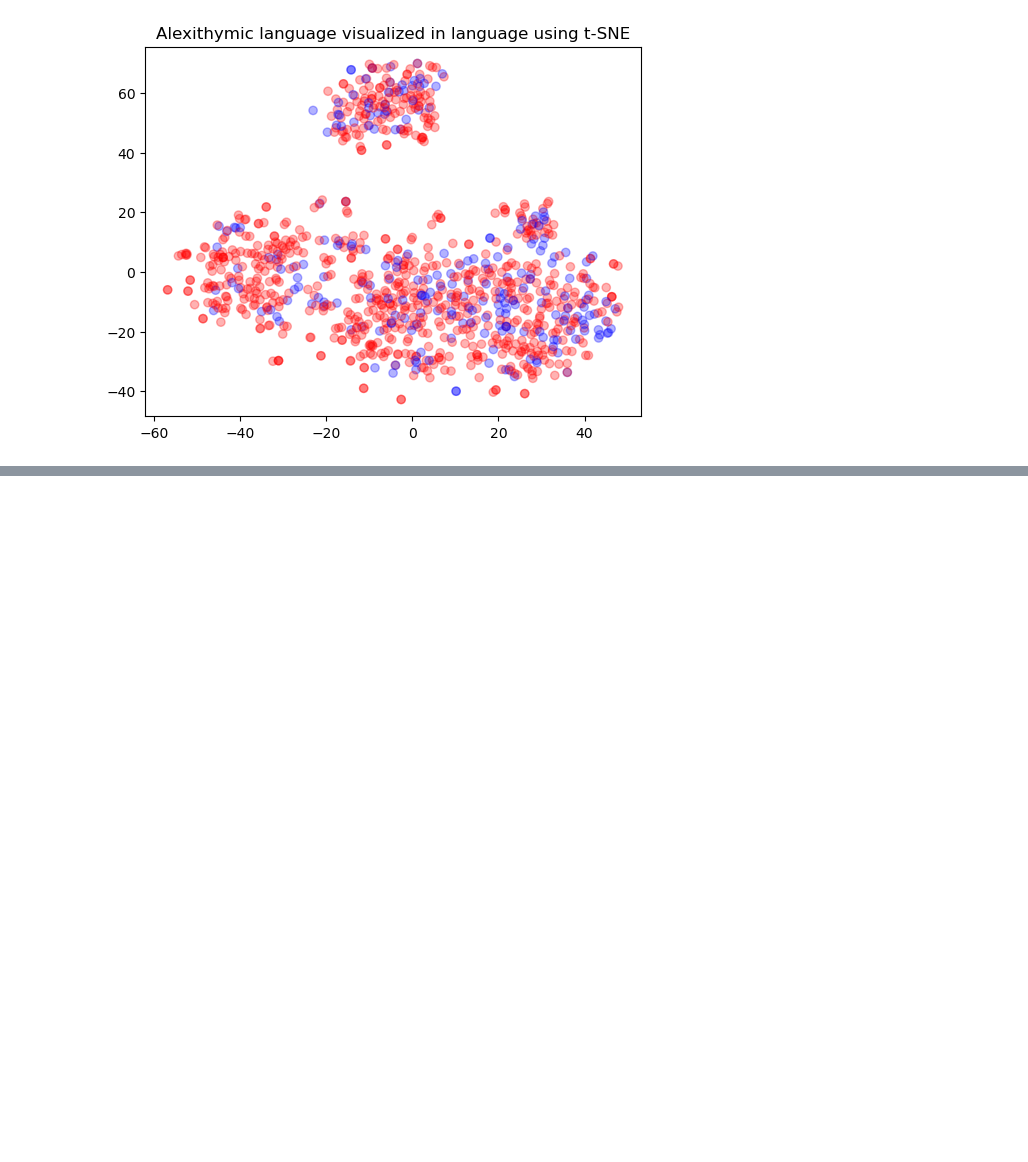
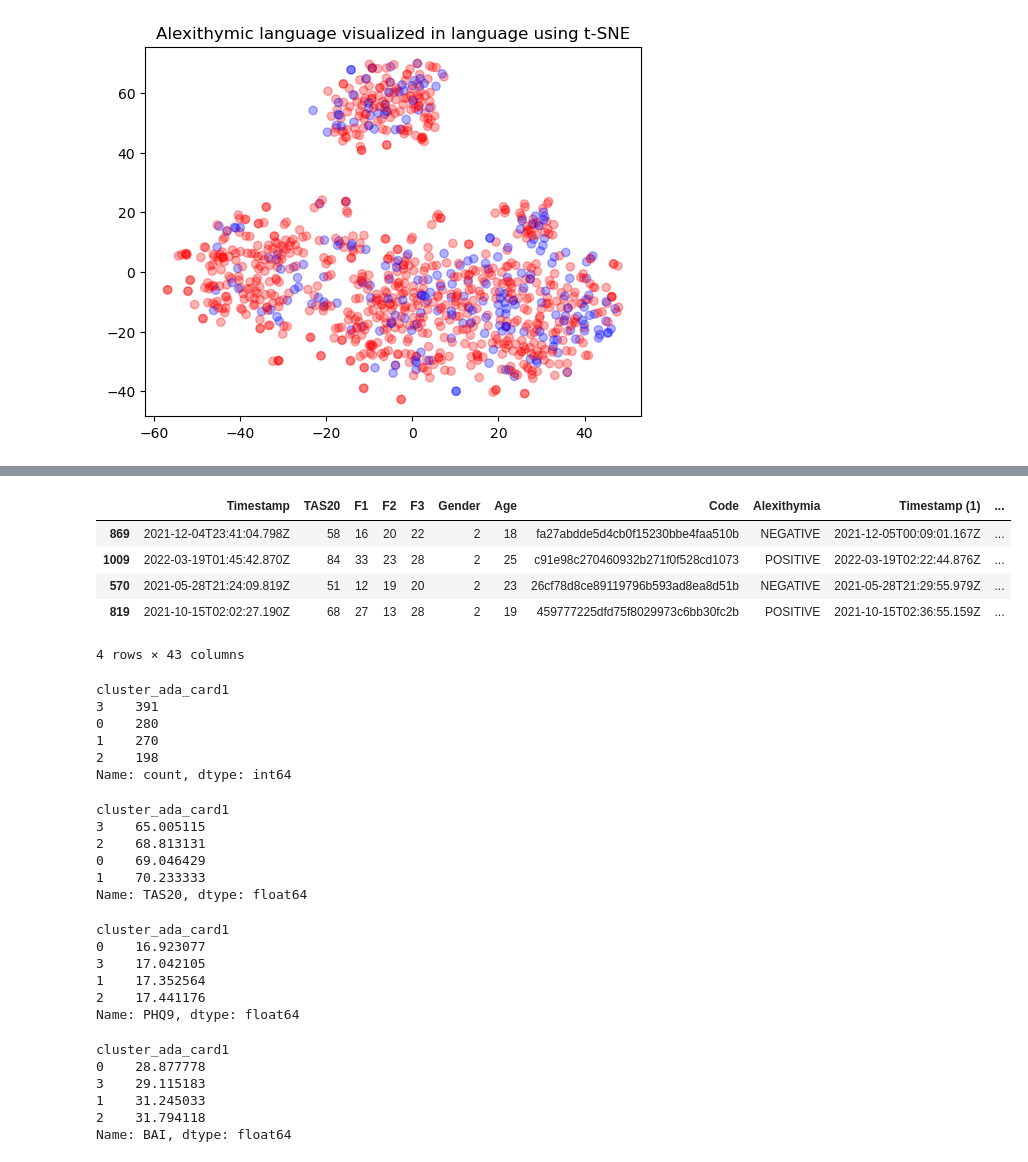
Before and after one commit to raul-arrabales/alexithymic-lang, a Jupyter notebook: openai/Prolexitim_Detector_OpenAI.ipynb, the cells around one changed output, grey strips where cells are left out. Drawn from its saved outputs; the diff is of its cells as text; code cells hidden in the pictures; blank space fills up the shorter version.

```diff
--- a/openai/Prolexitim_Detector_OpenAI.ipynb
+++ b/openai/Prolexitim_Detector_OpenAI.ipynb
@@ -194,0 +230,19 @@ Text(0.5, 1.0, 'Alexithymic language visualized in language using t-SNE')
+# %%
+labels_and_embeds_df.sample(4)
+# %% [output]
+|  | Timestamp | TAS20 | F1 | F2 | F3 | Gender | Age | Code | Alexithymia | Timestamp (1) | ... |
+| 869 | 2021-12-04T23:41:04.798Z | 58 | 16 | 20 | 22 | 2 | 18 | fa27abdde5d4cb0f15230bbe4faa510b | NEGATIVE | 2021-12-05T00:09:01.167Z | ... |
+| 1009 | 2022-03-19T01:45:42.870Z | 84 | 33 | 23 | 28 | 2 | 25 | c91e98c270460932b271f0f528cd1073 | POSITIVE | 2022-03-19T02:22:44.876Z | ... |
+| 570 | 2021-05-28T21:24:09.819Z | 51 | 12 | 19 | 20 | 2 | 23 | 26cf78d8ce89119796b593ad8ea8d51b | NEGATIVE | 2021-05-28T21:29:55.979Z | ... |
+| 819 | 2021-10-15T02:02:27.190Z | 68 | 27 | 13 | 28 | 2 | 19 | 459777225dfd75f8029973c6bb30fc2b | POSITIVE | 2021-10-15T02:36:55.159Z | ... |
+4 rows × 43 columns
+# %%
+# how many exemplars per cluster?
+labels_and_embeds_df.cluster_ada_card1.value_counts()
+# %% [output]
+cluster_ada_card1
+3    391
+0    280
+1    270
+2    198
+Name: count, dtype: int64
@@ -194,0 +252,30 @@ Text(0.5, 1.0, 'Alexithymic language visualized in language using t-SNE')
+# %%
+# Clusters have no significant difference in alexithymia
+labels_and_embeds_df.groupby("cluster_ada_card1").TAS20.mean().sort_values()
+# %% [output]
+cluster_ada_card1
+3    65.005115
+2    68.813131
+0    69.046429
+1    70.233333
+Name: TAS20, dtype: float64
+# %%
+# Do clusters have any significant difference in depression?
+labels_and_embeds_df.groupby("cluster_ada_card1").PHQ9.mean().sort_values()
+# %% [output]
+cluster_ada_card1
+0    16.923077
+3    17.042105
+1    17.352564
+2    17.441176
+Name: PHQ9, dtype: float64
+# %%
+# Do clusters have any significant difference in anxiety?
+labels_and_embeds_df.groupby("cluster_ada_card1").BAI.mean().sort_values()
+# %% [output]
+cluster_ada_card1
+0    28.877778
+3    29.115183
+1    31.245033
+2    31.794118
+Name: BAI, dtype: float64
```
Also changed, not shown: parts of 24 cells of this notebook.
